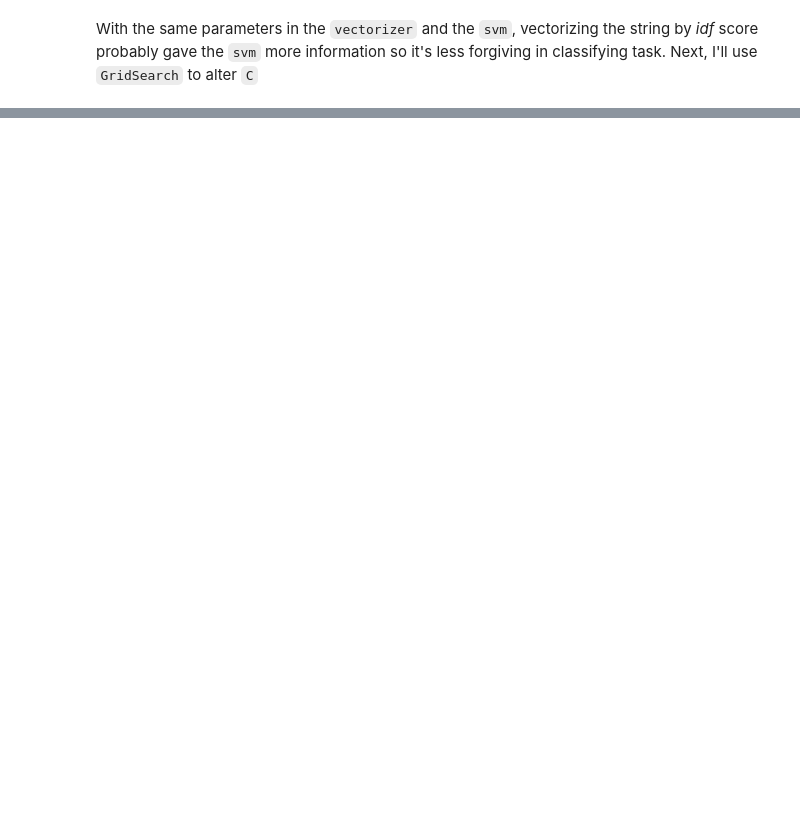
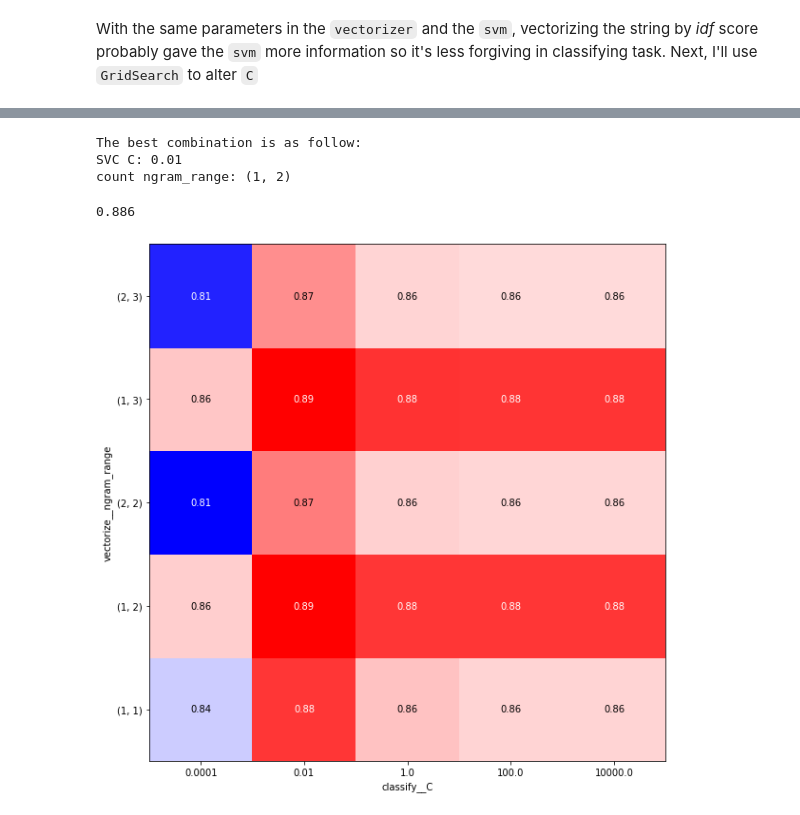
Before and after one commit to BaoCaiH/NLP_Exercise, a Jupyter notebook: NLP-Exercise.ipynb, the cells around one changed output, grey strips where cells are left out. Cells and saved outputs as stored; diff of their text form; code cells hidden in the pictures; blank space fills up the shorter version.

```diff
--- a/NLP-Exercise.ipynb
+++ b/NLP-Exercise.ipynb
@@ -247,0 +464,10 @@ grid_tfidf.best_estimator_.score(test_texts, test_labels)
+# %%
+grid_count = GridSearchCV(
+    pipe_count,
+    grid_param_count,
+    cv=5,
+    n_jobs=4,
+    verbose=1
+)
+
+grid_count.fit(train_texts, train_labels)
@@ -247,0 +497,24 @@ grid_tfidf.best_estimator_.score(test_texts, test_labels)
+# %%
+print('The best combination is as follow:')
+for param, value in grid_count.best_params_.items():
+    if 'vectorize' in param:
+        print('count {}: {}'.format(param[11:], value))
+    else:
+        print('SVC {}: {}'.format(param[10:], value))
+
+grid_count.best_estimator_.score(test_texts, test_labels)
+# %% [output]
+The best combination is as follow:
+SVC C: 0.01
+count ngram_range: (1, 2)
+0.886
+# %%
+result_count = pd.DataFrame(grid_count.cv_results_)
+draw_param_heatmap(
+    grid_param_count,
+    'classify__C',
+    'vectorize__ngram_range',
+    result_count
+)
+# %% [output]
+[figure, added]
```
Also changed, not shown: parts of 35 cells of this notebook, 6 other files.
